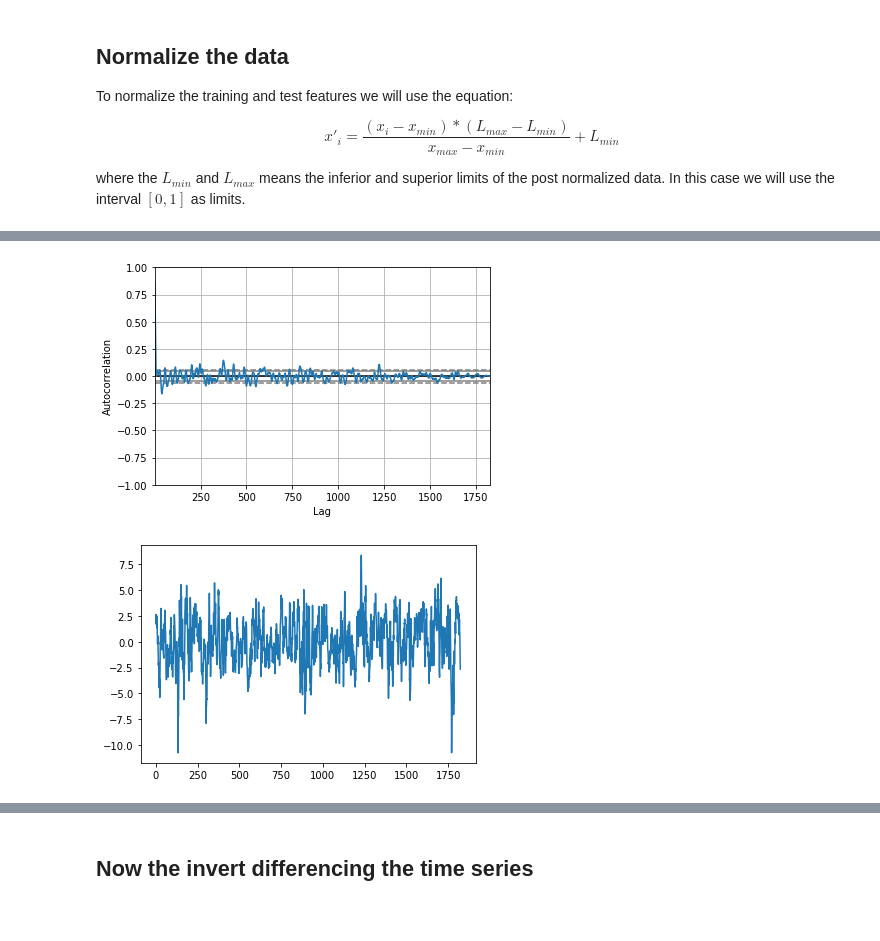
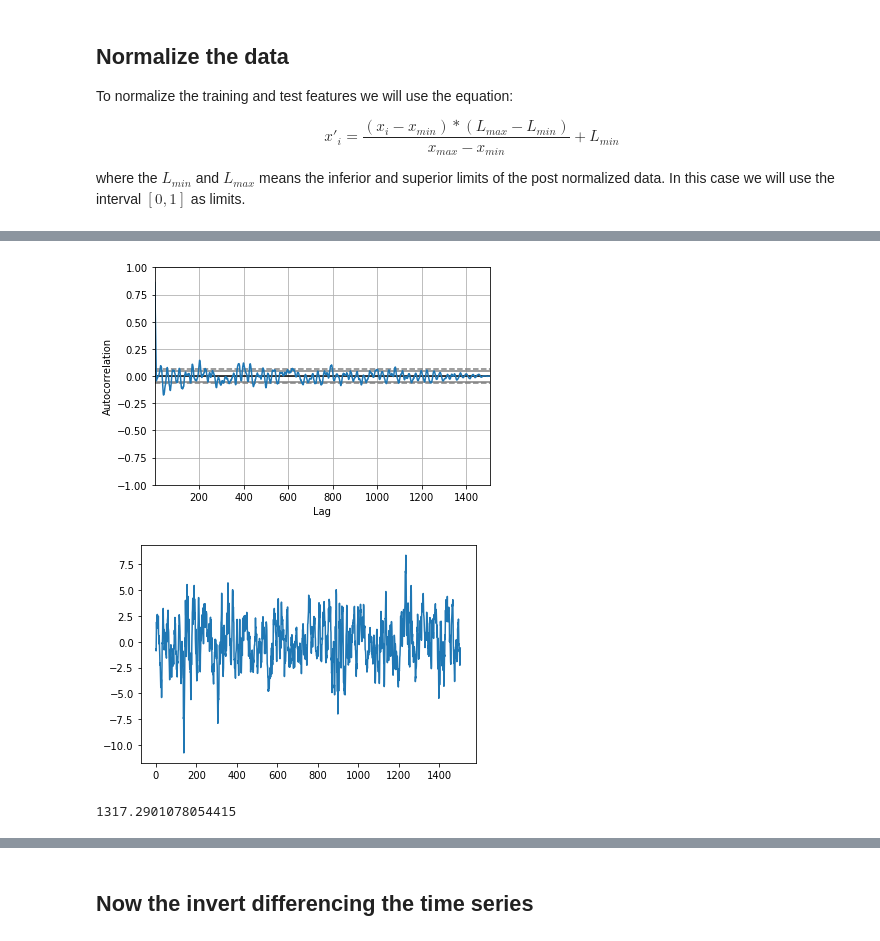
Before and after one commit to rodgdutra/Neural_network, a Jupyter notebook: time_series_bovespa/ibov_time_series.ipynb, the cells around one changed output, grey strips where cells are left out. Cells and saved outputs as stored; diff of their text form; code cells hidden in the pictures.

```diff
--- a/time_series_bovespa/ibov_time_series.ipynb
+++ b/time_series_bovespa/ibov_time_series.ipynb
@@ -609,7 +609,7 @@ low_test   = (low_test - np.min(low_test)) / (np.max(low_test) -np.min(low_test)
 high_test  = (high_test - np.min(high_test)) / (np.max(high_test) -np.min(high_test))
 volume_test = (volume_test - np.min(volume_test)) / (np.max(volume_test) -np.min(volume_test))
 # %%
-N = 10
+N = 5
 
 original_series = np.array(price[:-lag])
 n_windows = len(price_test) - N
@@ -665,15 +665,15 @@ x_train, x_test, y_train, y_test, i_train, i_test = train_test_split(
     shuffle=False,
     random_state=42,
 )
-# # Split
-# x_train, x_val, y_train, y_val, i_train, i_val = train_test_split(
-#     x_train,
-#     y_train,
-#     i_train,
-#     test_size=(15/85),
-#     shuffle=False,
-#     random_state=42,
-# )
+# Split
+x_train, x_val, y_train, y_val, i_train, i_val = train_test_split(
+    x_train,
+    y_train,
+    i_train,
+    test_size=(15/85),
+    shuffle=False,
+    random_state=42,
+)
 
 # # Split the lstm features
 # xh_train, xh_test, yh_train, yh_test, ih_train, ih_test = train_test_split(
@@ -697,7 +697,7 @@ x_train, x_test, y_train, y_test, i_train, i_test = train_test_split(
 
 
 #Shuffle post split data
-arima_y =  y_train #np.concatenate((y_train,y_val))
+arima_y =  np.concatenate((y_train,y_val))
 # x_train, y_train, i_train = shuffle(x_train, y_train, i_train, random_state=42)
 # x_val, y_val, i_val = shuffle(x_val, y_val, i_val, random_state=42)
 # %%
@@ -934,22 +968,22 @@ d_order    = 0 # Differencing order
 q_order    = 0
 # %%
 if d_order > 0:
-    train_diff = np.array(arima_y[d_order:]) - np.array(arima_y[:-d_order])
+    train_diff = np.array(y_train[d_order:]) - np.array(y_train[:-d_order])
 else:
-    train_diff = arima_y
+    train_diff = y_train
 
 
 fig = plt.figure()
 pd.plotting.autocorrelation_plot(train_diff)
 
 plt.show()
 
 # The time series data used to train the model
 fig = plt.figure()
 plt.plot(train_diff.reshape(train_diff.size,1))
 
 plt.show()
 # %% [output]
-[figure, old version]
+[figure, new version]
-[figure, old version]
+[figure, new version]
 # %%
@@ -974,0 +1043,4 @@ for i in range(0,pred_size):
+# %%
+arima_fit.aic
+# %% [output]
+1317.2901078054415
```
Also changed, not shown: parts of 21 cells of this notebook.
